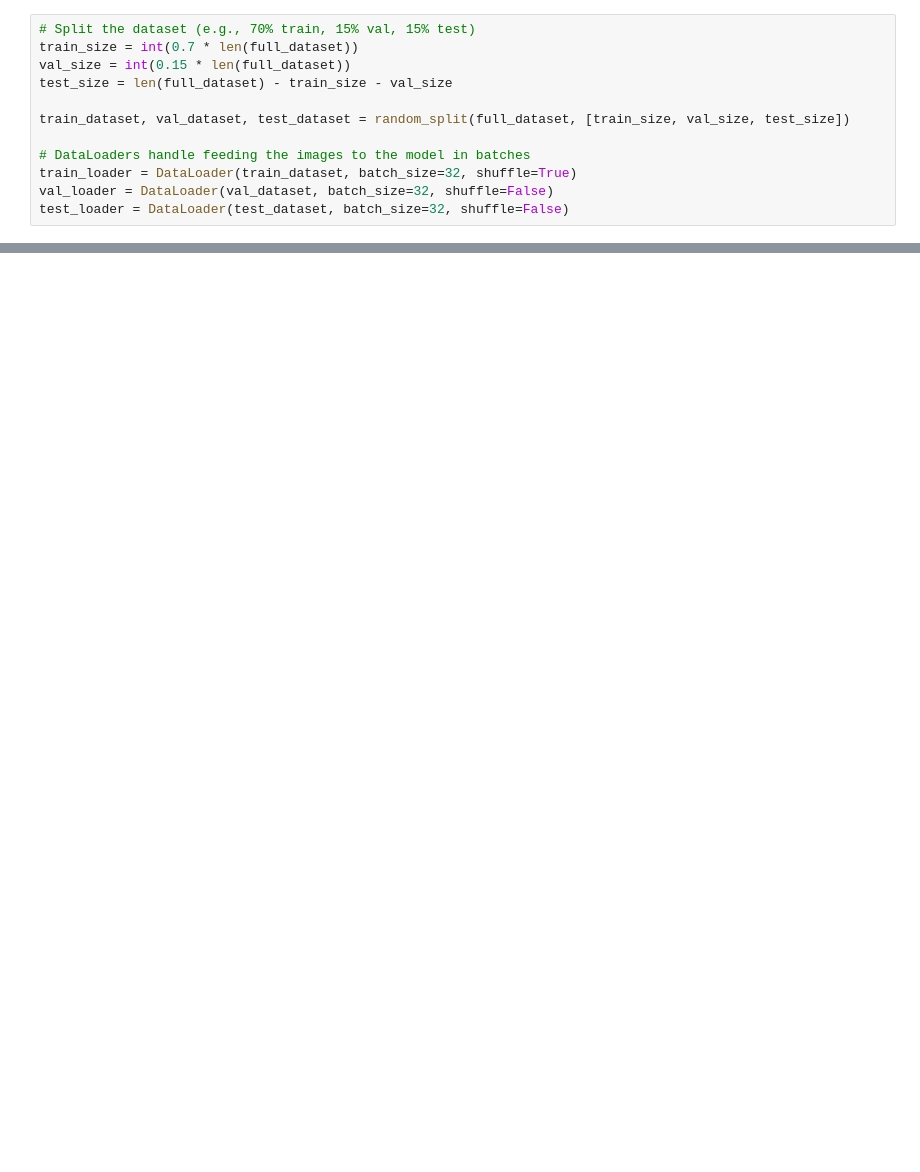
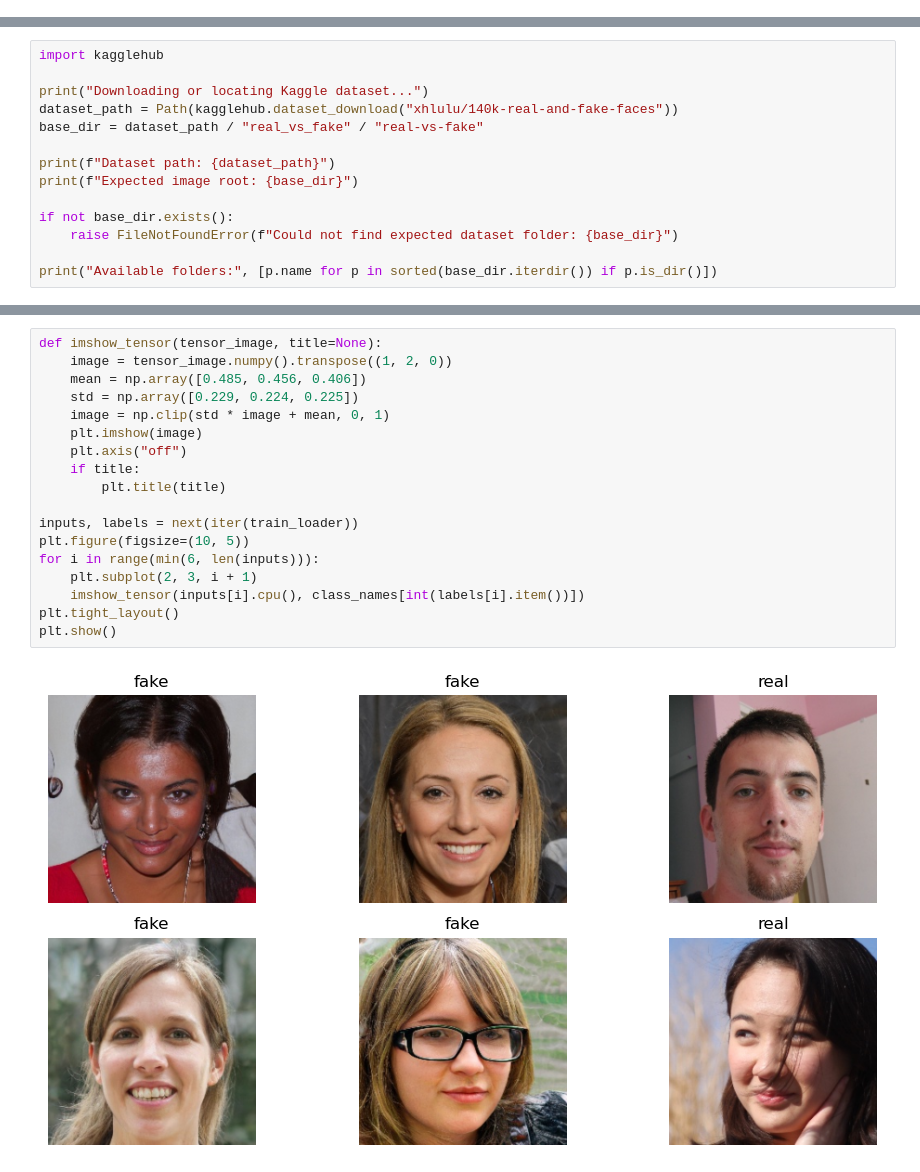
Before and after one commit to evasingh29/AIML2026ProjectK, a Jupyter notebook: Project_T/Project_T_Train.ipynb, the cells around one changed output, grey strips where cells are left out. Cells and saved outputs as stored; diff of their text form; blank space fills up the shorter version.

Commit message:
Add Project T training and demo workflow

```diff
--- a/Project_T/Project_T_Train.ipynb
+++ b/Project_T/Project_T_Train.ipynb
@@ -56,12 +0,0 @@ Classes found: ['fake', 'real']
-# %%
-# Split the dataset (e.g., 70% train, 15% val, 15% test)
-train_size = int(0.7 * len(full_dataset))
-val_size = int(0.15 * len(full_dataset))
-test_size = len(full_dataset) - train_size - val_size
-
-train_dataset, val_dataset, test_dataset = random_split(full_dataset, [train_size, val_size, test_size])
-
-# DataLoaders handle feeding the images to the model in batches
-train_loader = DataLoader(train_dataset, batch_size=32, shuffle=True)
-val_loader = DataLoader(val_dataset, batch_size=32, shuffle=False)
-test_loader = DataLoader(test_dataset, batch_size=32, shuffle=False)
@@ -67,0 +71,14 @@ test_loader = DataLoader(test_dataset, batch_size=32, shuffle=False)
+# %%
+import kagglehub
+
+print("Downloading or locating Kaggle dataset...")
+dataset_path = Path(kagglehub.dataset_download("xhlulu/140k-real-and-fake-faces"))
+base_dir = dataset_path / "real_vs_fake" / "real-vs-fake"
+
+print(f"Dataset path: {dataset_path}")
+print(f"Expected image root: {base_dir}")
+
+if not base_dir.exists():
+    raise FileNotFoundError(f"Could not find expected dataset folder: {base_dir}")
+
+print("Available folders:", [p.name for p in sorted(base_dir.iterdir()) if p.is_dir()])
@@ -68 +182,21 @@ test_loader = DataLoader(test_dataset, batch_size=32, shuffle=False)
+# %%
+def imshow_tensor(tensor_image, title=None):
+    image = tensor_image.numpy().transpose((1, 2, 0))
+    mean = np.array([0.485, 0.456, 0.406])
+    std = np.array([0.229, 0.224, 0.225])
+    image = np.clip(std * image + mean, 0, 1)
+    plt.imshow(image)
+    plt.axis("off")
+    if title:
+        plt.title(title)
+
+inputs, labels = next(iter(train_loader))
+plt.figure(figsize=(10, 5))
+for i in range(min(6, len(inputs))):
+    plt.subplot(2, 3, i + 1)
+    imshow_tensor(inputs[i].cpu(), class_names[int(labels[i].item())])
+plt.tight_layout()
+plt.show()
+# %% [output]
+[figure, added]
 # %%
```
Also changed, not shown: parts of 14 cells of this notebook, 12 other files.
